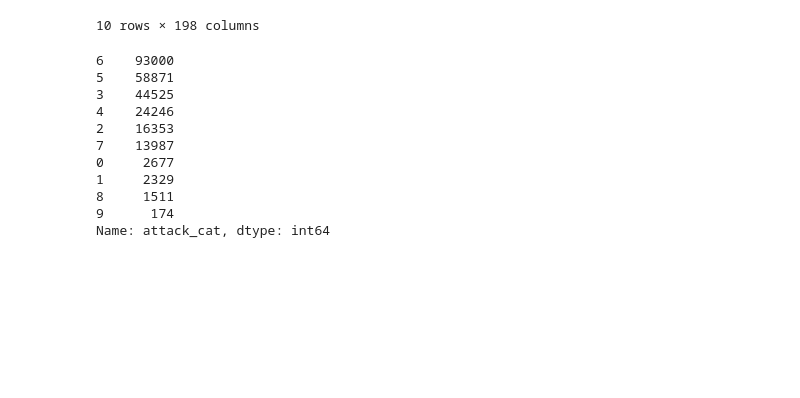
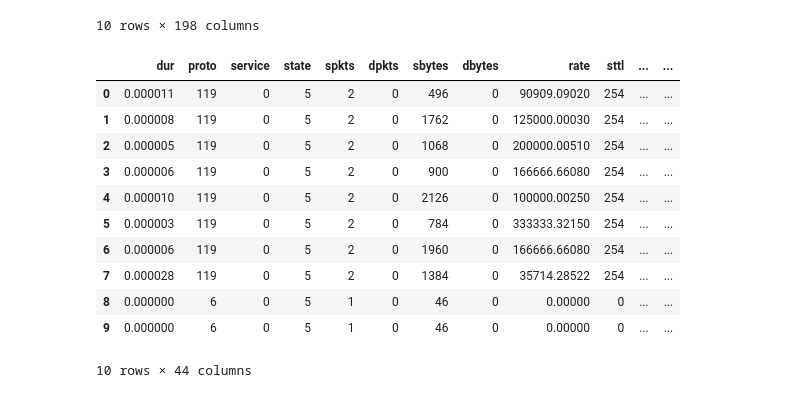
Before and after one commit to divyaKh/CMPE255Project, a Jupyter notebook: 2.Data_Cleaning/Dataset_and_its_Cleaning.ipynb, the cells around one changed output. Cells and saved outputs as stored; diff of their text form; code cells hidden in the pictures; blank space fills up the shorter version.

```diff
--- a/2.Data_Cleaning/Dataset_and_its_Cleaning.ipynb
+++ b/2.Data_Cleaning/Dataset_and_its_Cleaning.ipynb
@@ -357,19 +357,19 @@ df_oneHotEncoding.head(10)
 10 rows × 198 columns
 # %%
 df.head(10)
-df['attack_cat'].value_counts()
 # %% [output]
+|  | dur | proto | service | state | spkts | dpkts | sbytes | dbytes | rate | sttl | ... | ... |
+| 0 | 0.000011 | 119 | 0 | 5 | 2 | 0 | 496 | 0 | 90909.09020 | 254 | ... | ... |
+| 1 | 0.000008 | 119 | 0 | 5 | 2 | 0 | 1762 | 0 | 125000.00030 | 254 | ... | ... |
+| 2 | 0.000005 | 119 | 0 | 5 | 2 | 0 | 1068 | 0 | 200000.00510 | 254 | ... | ... |
+| 3 | 0.000006 | 119 | 0 | 5 | 2 | 0 | 900 | 0 | 166666.66080 | 254 | ... | ... |
+| 4 | 0.000010 | 119 | 0 | 5 | 2 | 0 | 2126 | 0 | 100000.00250 | 254 | ... | ... |
+| 5 | 0.000003 | 119 | 0 | 5 | 2 | 0 | 784 | 0 | 333333.32150 | 254 | ... | ... |
+| 6 | 0.000006 | 119 | 0 | 5 | 2 | 0 | 1960 | 0 | 166666.66080 | 254 | ... | ... |
+| 7 | 0.000028 | 119 | 0 | 5 | 2 | 0 | 1384 | 0 | 35714.28522 | 254 | ... | ... |
+| 8 | 0.000000 | 6 | 0 | 5 | 1 | 0 | 46 | 0 | 0.00000 | 0 | ... | ... |
+| 9 | 0.000000 | 6 | 0 | 5 | 1 | 0 | 46 | 0 | 0.00000 | 0 | ... | ... |
-6    93000
-5    58871
-3    44525
-4    24246
-2    16353
-7    13987
-0     2677
-1     2329
-8     1511
-9      174
-Name: attack_cat, dtype: int64
+10 rows × 44 columns
 # %%
 df_oneHotEncoding.to_csv('./cleaned_dataset_oneHot_encoding.csv', index=False)
 # %%
```
Also changed, not shown: 3 other files.
